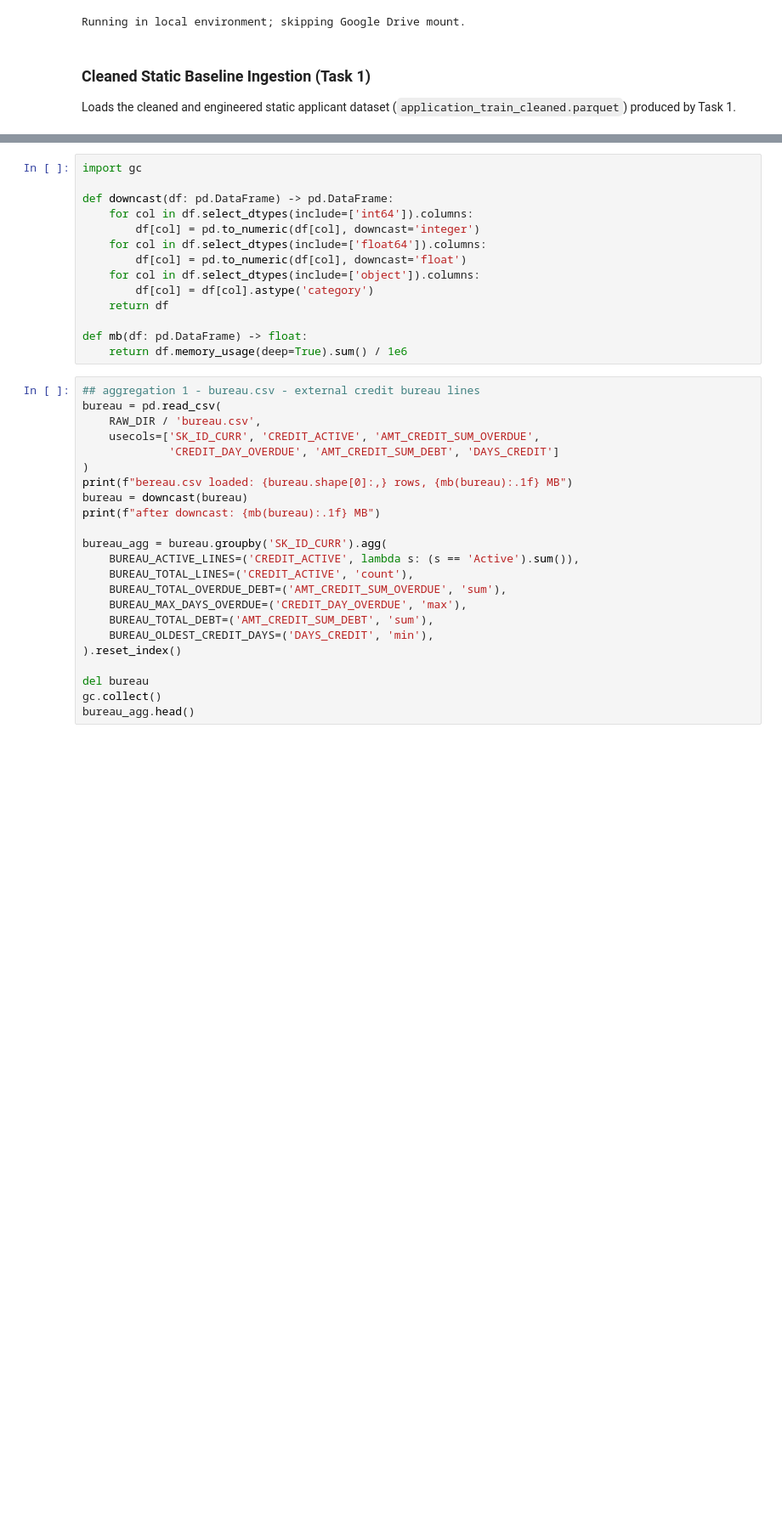
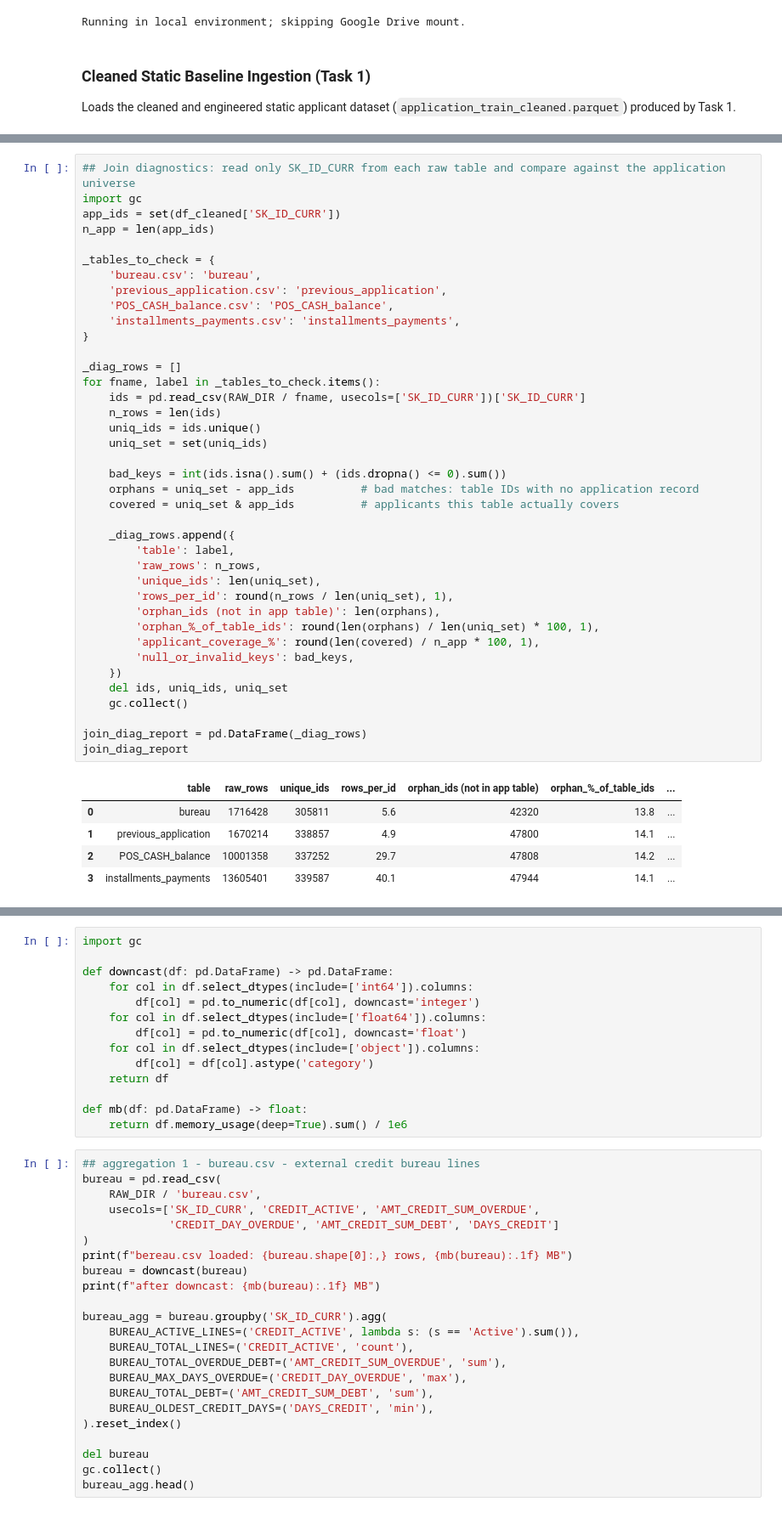
Before and after one commit to romanmhall/DATASCI-207-FinalProject-Team1, a Jupyter notebook: notebooks/02_eda_relational_tables.ipynb, the cells around one changed output, grey strips where cells are left out. Shown at 85% size. Cells and saved outputs as stored; diff of their text form; blank space fills up the shorter version.

Commit message:
Fix behavioral aggregation bugs; add join/memory diagnostics (Uri's feedback)

```diff
--- a/notebooks/02_eda_relational_tables.ipynb
+++ b/notebooks/02_eda_relational_tables.ipynb
@@ -71,0 +82,45 @@ Available raw tables: ['application_test.csv', 'HomeCredit_columns_description.c
+# %%
+## Join diagnostics: read only SK_ID_CURR from each raw table and compare against the application universe
+import gc
+app_ids = set(df_cleaned['SK_ID_CURR'])
+n_app = len(app_ids)
+
+_tables_to_check = {
+    'bureau.csv': 'bureau',
+    'previous_application.csv': 'previous_application',
+    'POS_CASH_balance.csv': 'POS_CASH_balance',
+    'installments_payments.csv': 'installments_payments',
+}
+
+_diag_rows = []
+for fname, label in _tables_to_check.items():
+    ids = pd.read_csv(RAW_DIR / fname, usecols=['SK_ID_CURR'])['SK_ID_CURR']
+    n_rows = len(ids)
+    uniq_ids = ids.unique()
+    uniq_set = set(uniq_ids)
+
+    bad_keys = int(ids.isna().sum() + (ids.dropna() <= 0).sum())
+    orphans = uniq_set - app_ids          # bad matches: table IDs with no application record
+    covered = uniq_set & app_ids          # applicants this table actually covers
+
+    _diag_rows.append({
+        'table': label,
+        'raw_rows': n_rows,
+        'unique_ids': len(uniq_set),
+        'rows_per_id': round(n_rows / len(uniq_set), 1),
+        'orphan_ids (not in app table)': len(orphans),
+        'orphan_%_of_table_ids': round(len(orphans) / len(uniq_set) * 100, 1),
+        'applicant_coverage_%': round(len(covered) / n_app * 100, 1),
+        'null_or_invalid_keys': bad_keys,
+    })
+    del ids, uniq_ids, uniq_set
+    gc.collect()
+
+join_diag_report = pd.DataFrame(_diag_rows)
+join_diag_report
+# %% [output]
+|  | table | raw_rows | unique_ids | rows_per_id | orphan_ids (not in app table) | orphan_%_of_table_ids | ... |
+| 0 | bureau | 1716428 | 305811 | 5.6 | 42320 | 13.8 | ... |
+| 1 | previous_application | 1670214 | 338857 | 4.9 | 47800 | 14.1 | ... |
+| 2 | POS_CASH_balance | 10001358 | 337252 | 29.7 | 47808 | 14.2 | ... |
+| 3 | installments_payments | 13605401 | 339587 | 40.1 | 47944 | 14.1 | ... |
```
Also changed, not shown: parts of 11 cells of this notebook.
